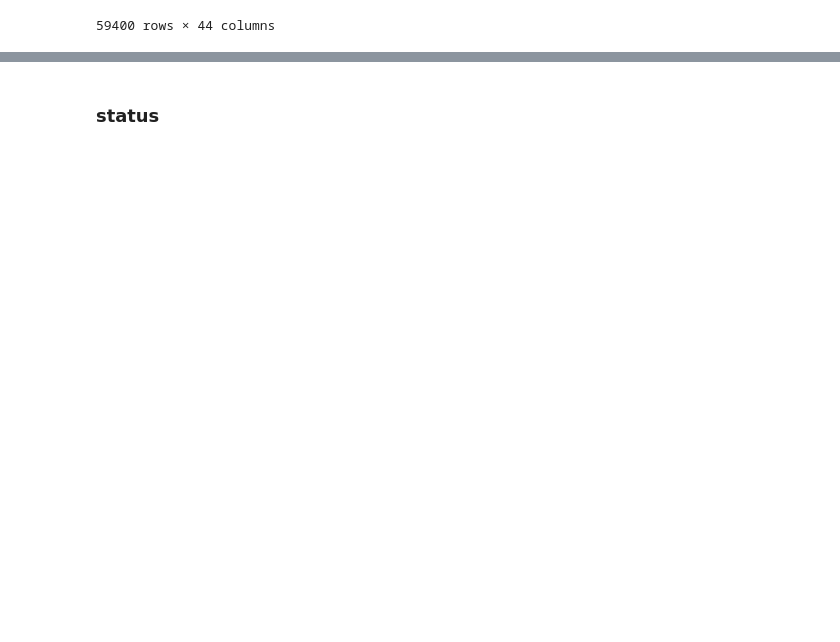
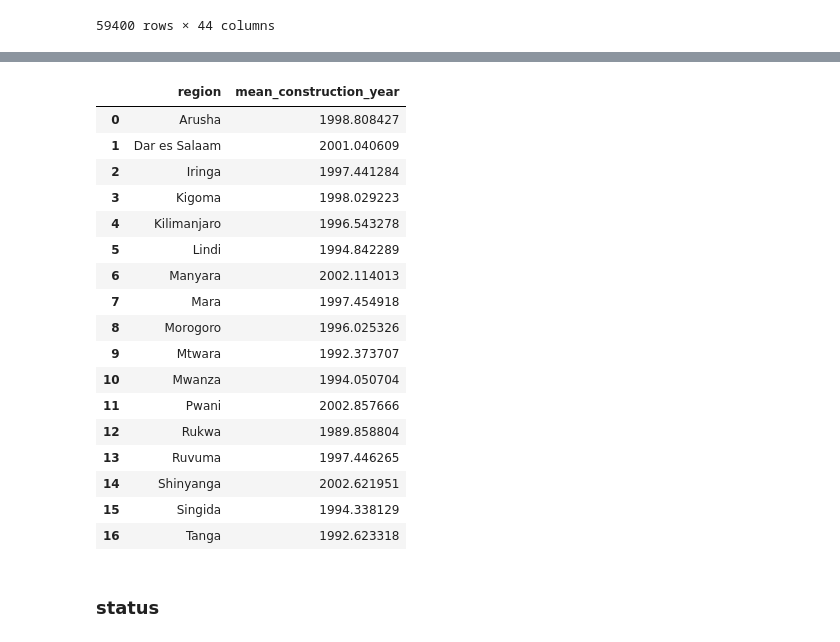
Before and after one commit to floranuta/Data_Circle, a Jupyter notebook: notebooks/geospatial_analysis.ipynb, the cells around one changed output, grey strips where cells are left out. Drawn from its saved outputs; the diff is of its cells as text; code cells hidden in the pictures; blank space fills up the shorter version.

```diff
--- a/notebooks/geospatial_analysis.ipynb
+++ b/notebooks/geospatial_analysis.ipynb
@@ -73,0 +153,36 @@ gdf.head()
+# %%
+test = gdf.loc[gdf["construction_year"]!=0]
+
+
+# stats = (
+#     gdf.groupby("region")["status_group"]
+#       .apply(lambda s: (s == "functional").mean() * 100.0)
+#       .reset_index(name="functional_pct")
+# )
+stats = test.groupby("region")["construction_year"] \
+            .mean() \
+            .reset_index(name="mean_construction_year")
+
+map = create_choropleth(gdf=stats)
+
+map.save("../output/test.html")
+stats
+# %% [output]
+|  | region | mean_construction_year |
+| 0 | Arusha | 1998.808427 |
+| 1 | Dar es Salaam | 2001.040609 |
+| 2 | Iringa | 1997.441284 |
+| 3 | Kigoma | 1998.029223 |
+| 4 | Kilimanjaro | 1996.543278 |
+| 5 | Lindi | 1994.842289 |
+| 6 | Manyara | 2002.114013 |
+| 7 | Mara | 1997.454918 |
+| 8 | Morogoro | 1996.025326 |
+| 9 | Mtwara | 1992.373707 |
+| 10 | Mwanza | 1994.050704 |
+| 11 | Pwani | 2002.857666 |
+| 12 | Rukwa | 1989.858804 |
+| 13 | Ruvuma | 1997.446265 |
+| 14 | Shinyanga | 2002.621951 |
+| 15 | Singida | 1994.338129 |
+| 16 | Tanga | 1992.623318 |
```
Also changed, not shown: parts of 30 cells of this notebook.
